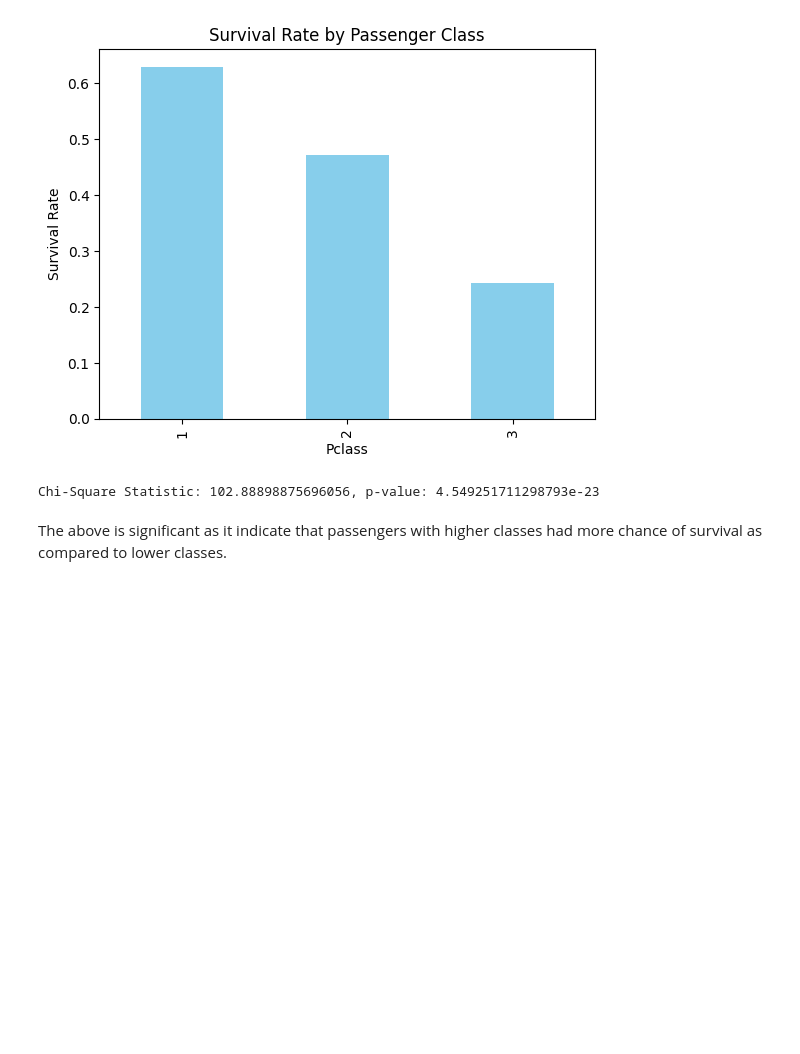
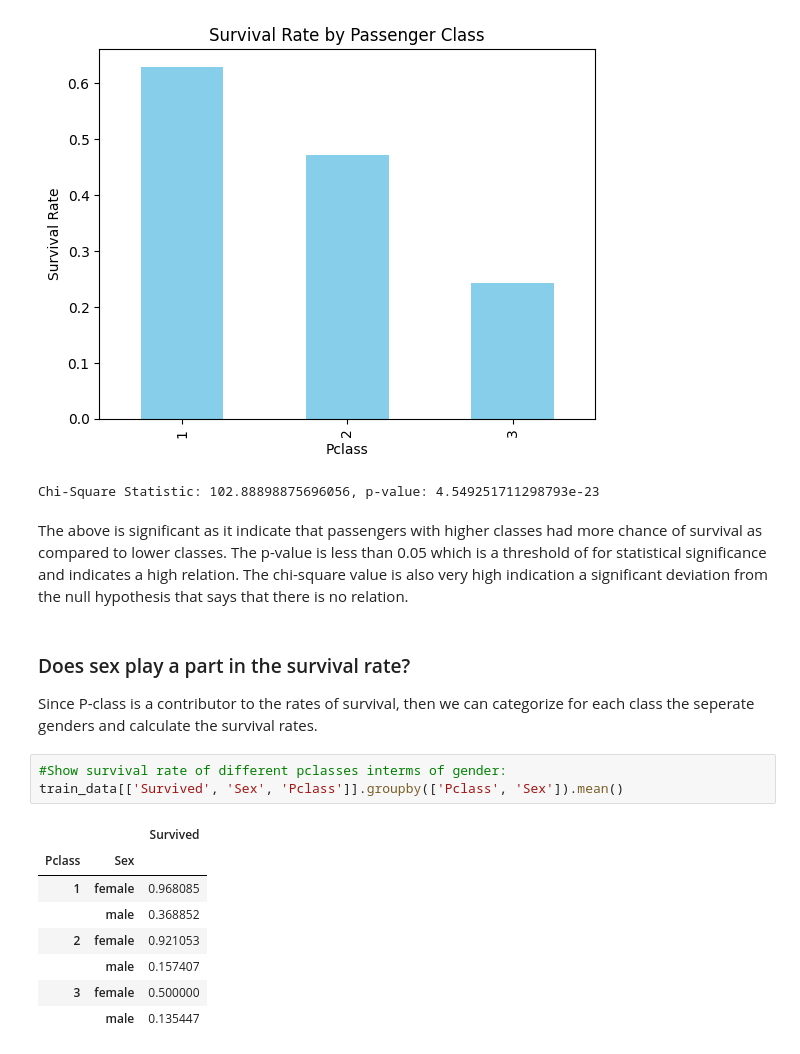
Before and after one commit to Rigpea/titanic-classifier, a Jupyter notebook: rigpea.ipynb, the cells around one changed output. Drawn from its saved outputs; the diff is of its cells as text; blank space fills up the shorter version.

```diff
--- a/rigpea.ipynb
+++ b/rigpea.ipynb
@@ -103,4 +148,19 @@ Pclass
 [figure]
 Chi-Square Statistic: 102.88898875696056, p-value: 4.549251711298793e-23
 # %% [markdown]
-The above is significant as it indicate that passengers with higher classes had more chance of survival as compared to lower classes.
+The above is significant as it indicate that passengers with higher classes had more chance of survival as compared to lower classes. The p-value is less than 0.05 which is a threshold of for statistical significance and indicates a high relation. The chi-square value is also very high indication a significant deviation from the null hypothesis that says that there is no relation.
+# %% [markdown]
+### Does sex play a part in the survival rate?
+Since P-class is a contributor to the rates of survival, then we can categorize for each class the seperate genders and calculate the survival rates.
+# %%
+#Show survival rate of different pclasses interms of gender:
+train_data[['Survived', 'Sex', 'Pclass']].groupby(['Pclass', 'Sex']).mean()
+# %% [output]
+|  |  | Survived |
+| Pclass | Sex |  |
+| 1 | female | 0.968085 |
+|  | male | 0.368852 |
+| 2 | female | 0.921053 |
+|  | male | 0.157407 |
+| 3 | female | 0.500000 |
+|  | male | 0.135447 |
```
Also changed, not shown: parts of 14 cells of this notebook.
